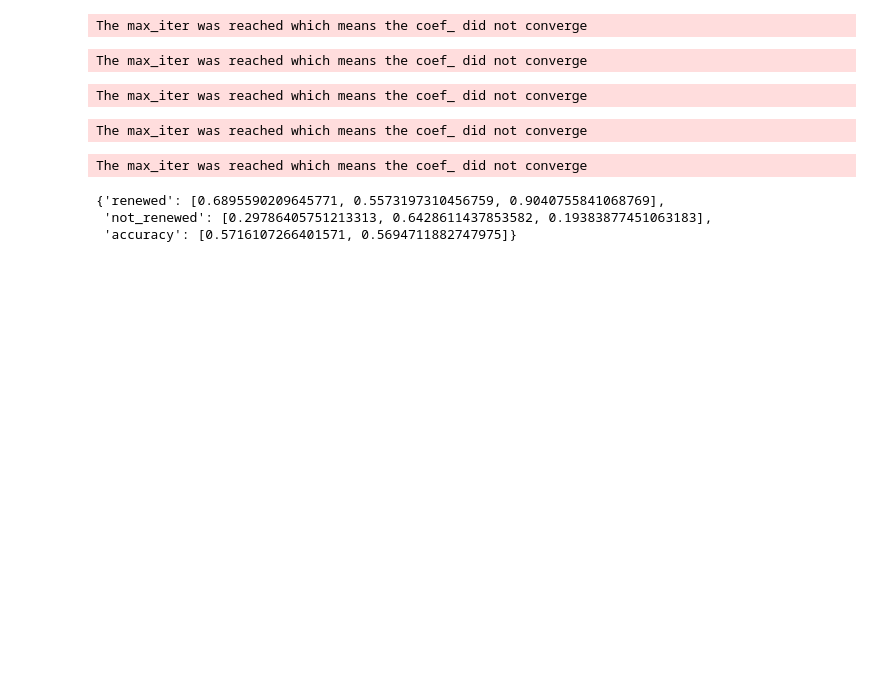
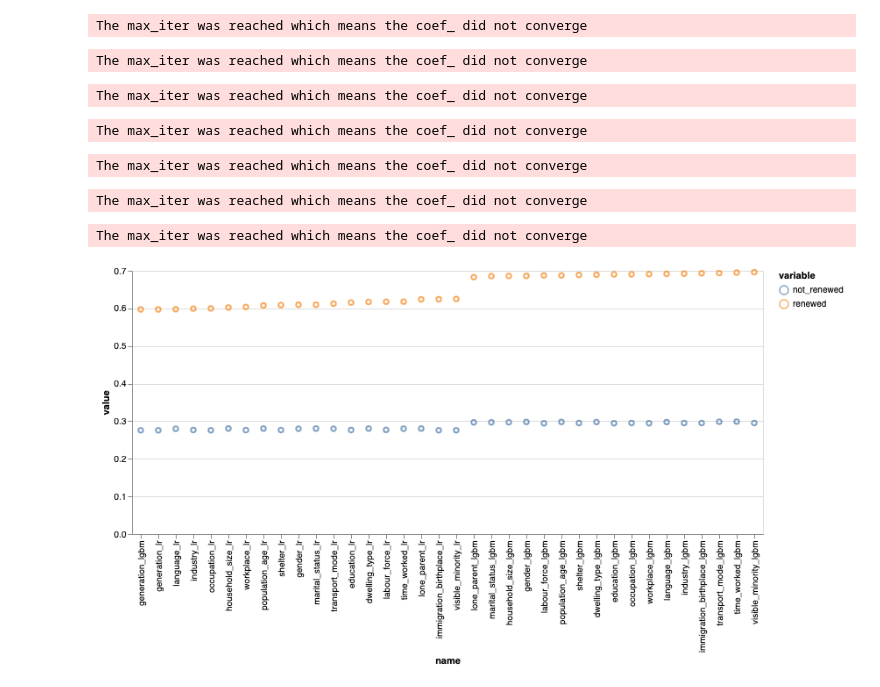
Before and after one commit to aakanksha023/EVAN, a Jupyter notebook: src/03_modelling/modelling.ipynb, the cells around one changed output. Saved outputs shown, nothing was run; the diff lists cells and outputs as text; code cells hidden in the pictures; blank space fills up the shorter version.

```diff
--- a/src/03_modelling/modelling.ipynb
+++ b/src/03_modelling/modelling.ipynb
@@ -586,9 +586,23 @@ dwelling_type_explain_lr = explain_model(lr_pip, X_train)
 dwelling_type_explain_lgbm = explain_model(lgbm_pip, X_train)
 # %% [output]
 The max_iter was reached which means the coef_ did not converge
-# %%
-dwelling_type_lgbm
-# %% [output]
-{'renewed': [0.6895590209645771, 0.5573197310456759, 0.9040755841068769],
- 'not_renewed': [0.29786405751213313, 0.6428611437853582, 0.19383877451063183],
- 'accuracy': [0.5716107266401571, 0.5694711882747975]}
+# %%
+# 17. shelter_tenure
+
+shelter_lr = evaluate_model(lr_pip, verbose=False)
+shelter_lgbm = evaluate_model(lgbm_pip, verbose=False)
+
+shelter_explain_lr = explain_model(lr_pip, X_train)
+shelter_explain_lgbm = explain_model(lgbm_pip, X_train)
+# %% [output]
+The max_iter was reached which means the coef_ did not converge
+# %%
+# 18. visible_minority
+
+visible_minority_lr = evaluate_model(lr_pip, verbose=False)
+visible_minority_lgbm = evaluate_model(lgbm_pip, verbose=False)
+
+visible_minority_explain_lr = explain_model(lr_pip, X_train)
+visible_minority_explain_lgbm = explain_model(lgbm_pip, X_train)
+# %% [output]
+The max_iter was reached which means the coef_ did not converge
@@ -594,0 +684,10 @@ dwelling_type_lgbm
+# %%
+import altair as alt
+
+alt.Chart(f1_df.melt(id_vars='name')).mark_point().encode(
+    x=alt.X('name:N', sort=list(f1_df.name)),
+    y=alt.Y('value:Q'),
+    color='variable'
+    )
+# %% [output]
+[figure, added]
```
Also changed, not shown: parts of 12 cells of this notebook.
